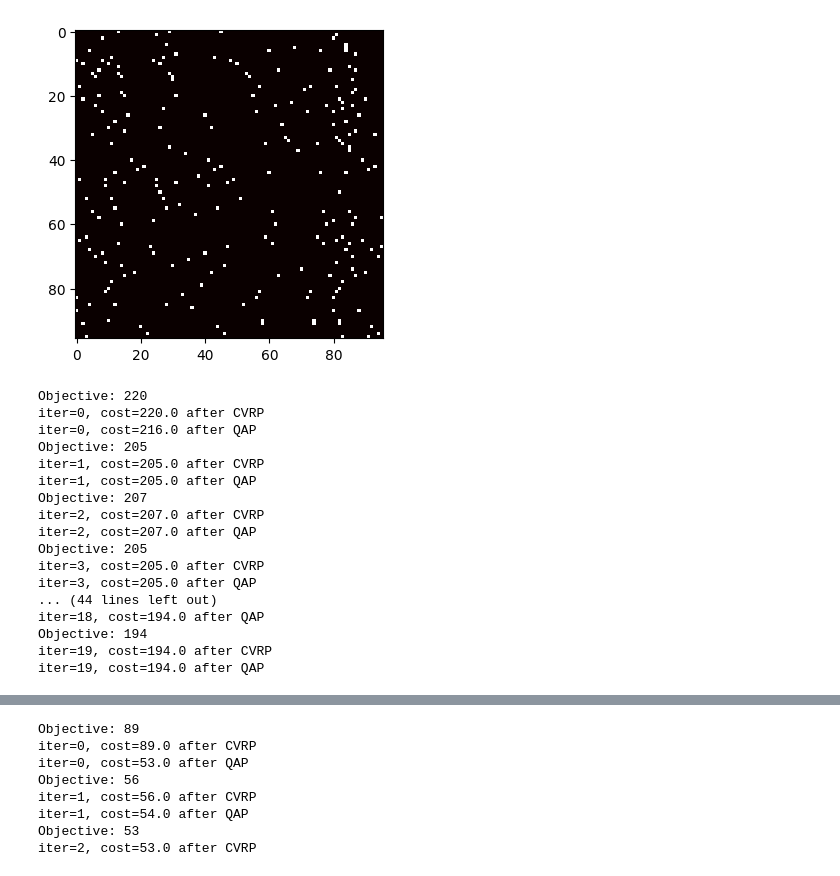
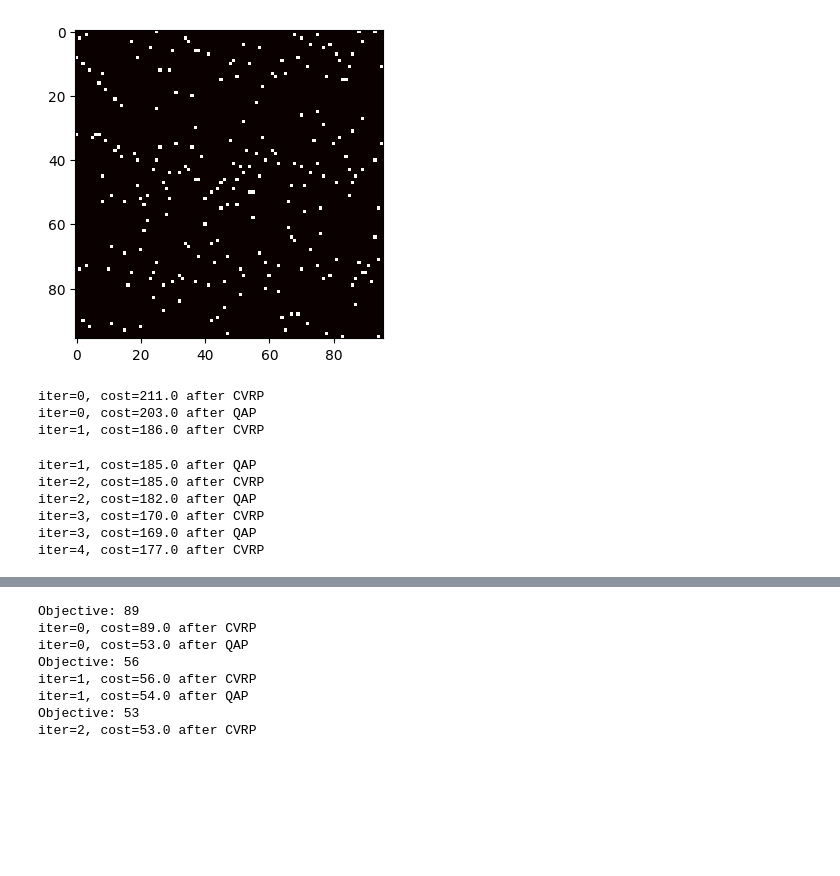
Before and after one commit to wuRoy/CVRP_pipette_scheduling, a Jupyter notebook: notebooks/VRP_scheduling.ipynb, the cells around one changed output, grey strips where cells are left out. Drawn from its saved outputs; the diff is of its cells as text; code cells hidden in the pictures; blank space fills up the shorter version.

```diff
--- a/notebooks/VRP_scheduling.ipynb
+++ b/notebooks/VRP_scheduling.ipynb
@@ -60,8 +66,8 @@ show_matrix(column_permutation)
 # %%
-a = np.dot(column_permutation, a)
+a = np.dot(a, column_permutation)
 show_matrix(a)
 # %% [output]
-[figure, old version]
+[figure, new version]
 # %%
 # generate the job pair
 jobs = np.argwhere(a)
@@ -71,22 +77,14 @@ volume = np.array(volume)
 #S,E = calculate_S_E(jobs)
 #D_prime = calculate_D_prime(D, S, E)
 # %%
-test_cost, test_P = CVRP_QAP(jobs,iteration=20)
+test_cost, test_P, test_seq = CVRP_QAP(jobs,iteration=5)
 # %% [output]
-Objective: 220
-iter=0, cost=220.0 after CVRP
-iter=0, cost=216.0 after QAP
-Objective: 205
-iter=1, cost=205.0 after CVRP
-iter=1, cost=205.0 after QAP
-Objective: 207
-iter=2, cost=207.0 after CVRP
-iter=2, cost=207.0 after QAP
-Objective: 205
-iter=3, cost=205.0 after CVRP
-iter=3, cost=205.0 after QAP
-... (44 lines left out)
-iter=18, cost=194.0 after QAP
-Objective: 194
-iter=19, cost=194.0 after CVRP
-iter=19, cost=194.0 after QAP
+iter=0, cost=211.0 after CVRP
+iter=0, cost=203.0 after QAP
+iter=1, cost=186.0 after CVRP
+iter=1, cost=185.0 after QAP
+iter=2, cost=185.0 after CVRP
+iter=2, cost=182.0 after QAP
+iter=3, cost=170.0 after CVRP
+iter=3, cost=169.0 after QAP
+iter=4, cost=177.0 after CVRP
```
Also changed, not shown: parts of 10 cells of this notebook, 7 other files.
